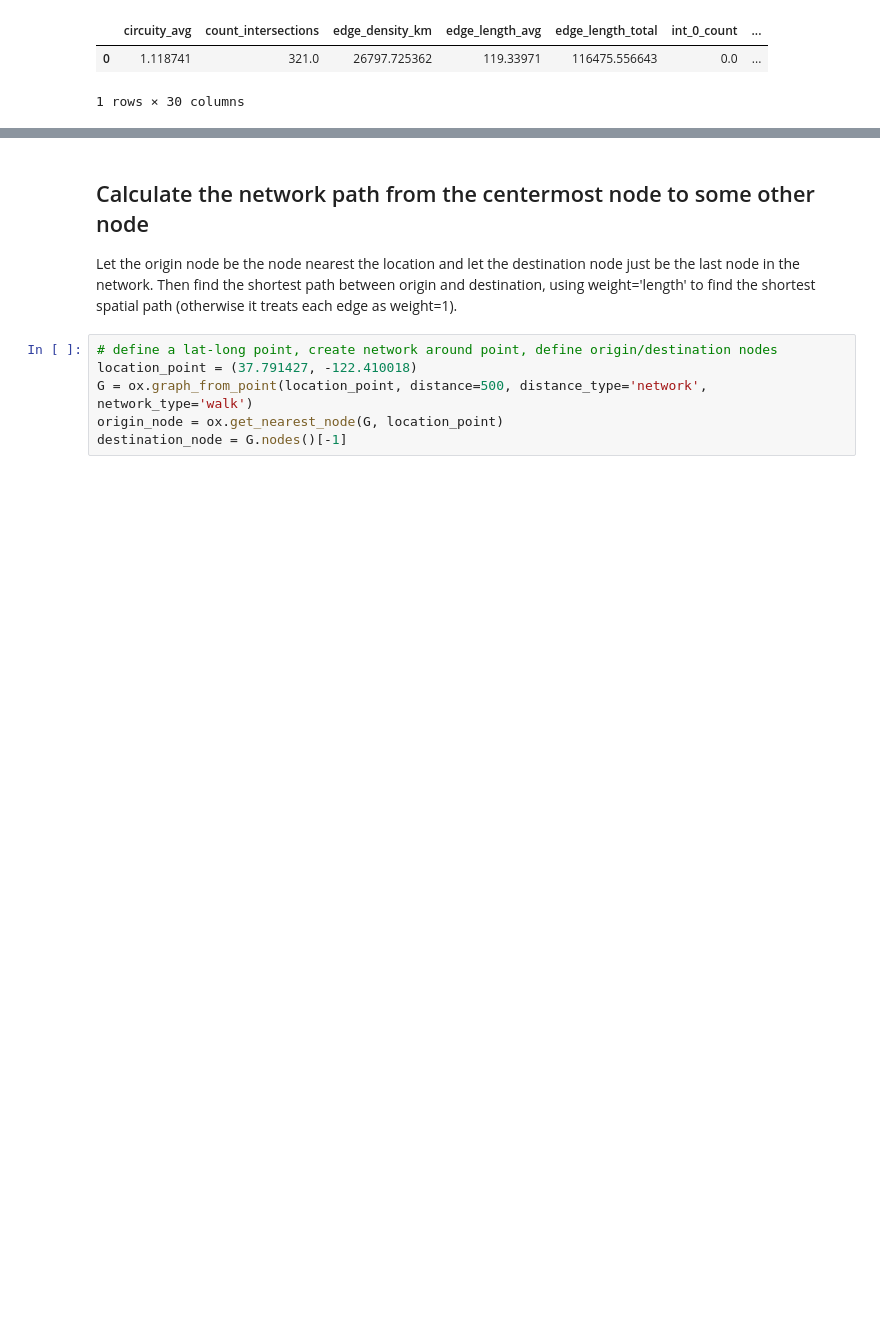
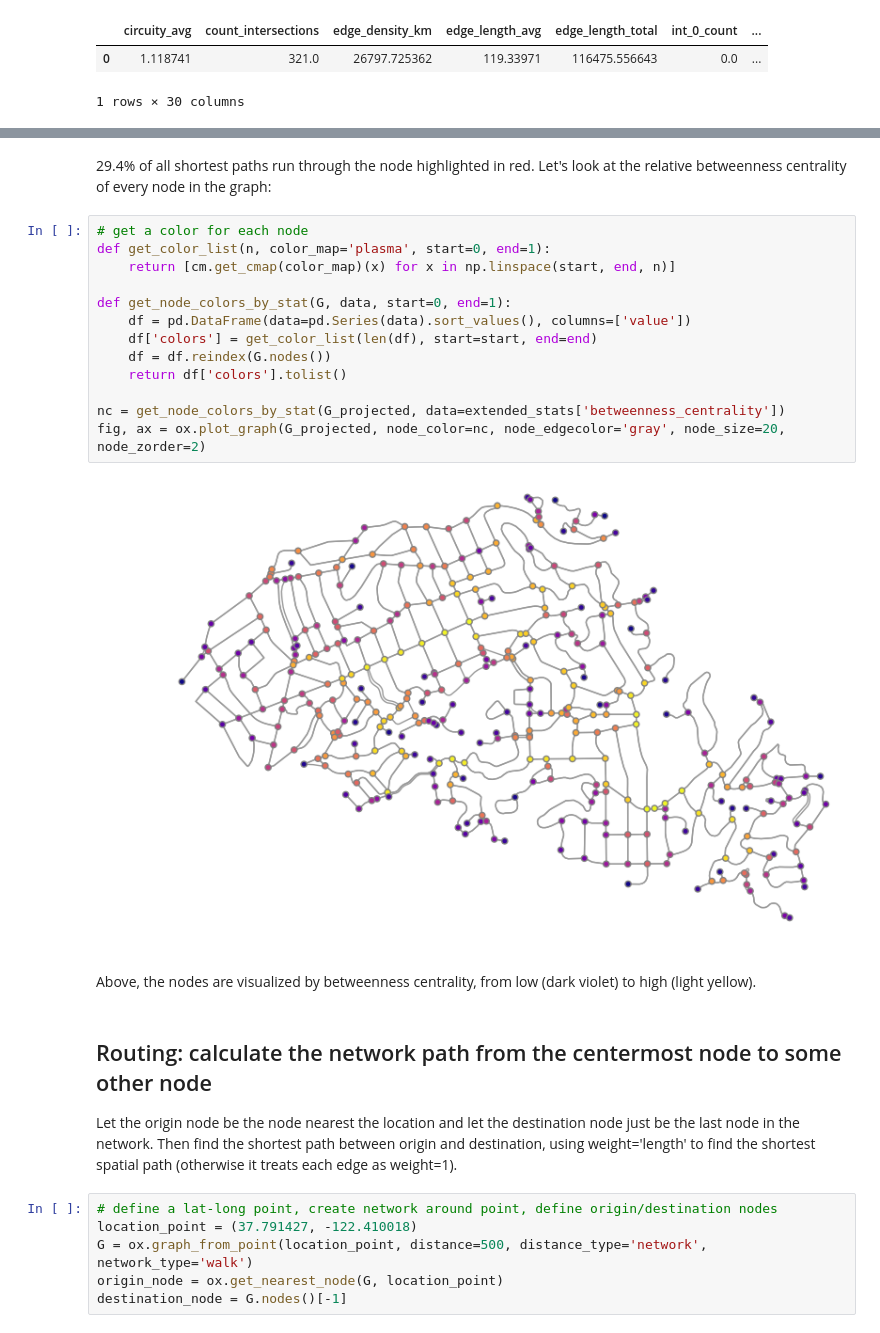
Before and after one commit to gboeing/osmnx, a Jupyter notebook: examples/06-example-osmnx-networkx.ipynb, the cells around one changed output, grey strips where cells are left out. Cells and saved outputs as stored; diff of their text form; blank space fills up the shorter version.

```diff
--- a/examples/06-example-osmnx-networkx.ipynb
+++ b/examples/06-example-osmnx-networkx.ipynb
@@ -72,5 +88,24 @@ pd.DataFrame(pd.Series(stats)).T
+# %% [markdown]
+29.4% of all shortest paths run through the node highlighted in red. Let's look at the relative betweenness centrality of every node in the graph:
+# %%
+# get a color for each node
+def get_color_list(n, color_map='plasma', start=0, end=1):
+    return [cm.get_cmap(color_map)(x) for x in np.linspace(start, end, n)]
+
+def get_node_colors_by_stat(G, data, start=0, end=1):
+    df = pd.DataFrame(data=pd.Series(data).sort_values(), columns=['value'])
+    df['colors'] = get_color_list(len(df), start=start, end=end)
+    df = df.reindex(G.nodes())
+    return df['colors'].tolist()
+
+nc = get_node_colors_by_stat(G_projected, data=extended_stats['betweenness_centrality'])
+fig, ax = ox.plot_graph(G_projected, node_color=nc, node_edgecolor='gray', node_size=20, node_zorder=2)
+# %% [output]
+[figure, added]
+# %% [markdown]
+Above, the nodes are visualized by betweenness centrality, from low (dark violet) to high (light yellow).
 # %% [markdown]
-## Calculate the network path from the centermost node to some other node
+## Routing: calculate the network path from the centermost node to some other node
 Let the origin node be the node nearest the location and let the destination node just be the last node in the network. Then find the shortest path between origin and destination, using weight='length' to find the shortest spatial path (otherwise it treats each edge as weight=1).
 # %%
 # define a lat-long point, create network around point, define origin/destination nodes
```
Also changed, not shown: parts of 10 cells of this notebook, 6 other files.
